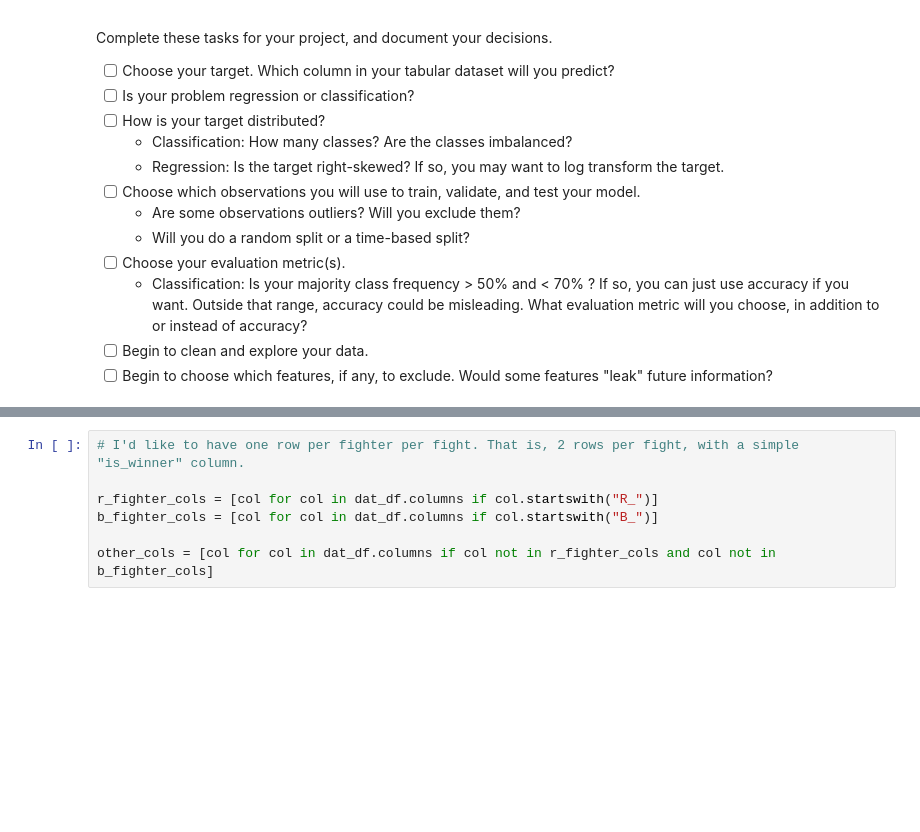
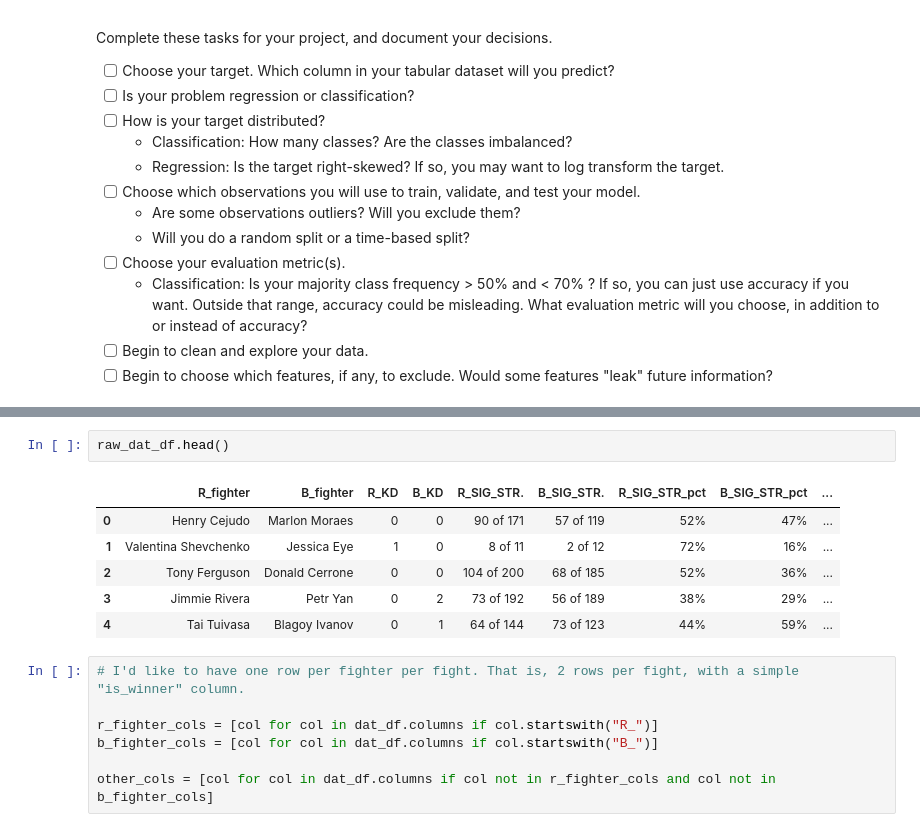
Before and after one commit to ekoly/DS-Unit-2-Applied-Modeling, a Jupyter notebook: module1/LS_DS_231_assignment.ipynb, the cells around one changed output, grey strips where cells are left out. Cells and saved outputs as stored; diff of their text form; blank space fills up the shorter version.

```diff
--- a/module1/LS_DS_231_assignment.ipynb
+++ b/module1/LS_DS_231_assignment.ipynb
@@ -49,3 +67,12 @@ dat_df.head()
+# %%
+raw_dat_df.head()
+# %% [output]
+|  | R_fighter | B_fighter | R_KD | B_KD | R_SIG_STR. | B_SIG_STR. | R_SIG_STR_pct | B_SIG_STR_pct | ... |
+| 0 | Henry Cejudo | Marlon Moraes | 0 | 0 | 90 of 171 | 57 of 119 | 52% | 47% | ... |
+| 1 | Valentina Shevchenko | Jessica Eye | 1 | 0 | 8 of 11 | 2 of 12 | 72% | 16% | ... |
+| 2 | Tony Ferguson | Donald Cerrone | 0 | 0 | 104 of 200 | 68 of 185 | 52% | 36% | ... |
+| 3 | Jimmie Rivera | Petr Yan | 0 | 2 | 73 of 192 | 56 of 189 | 38% | 29% | ... |
+| 4 | Tai Tuivasa | Blagoy Ivanov | 0 | 1 | 64 of 144 | 73 of 123 | 44% | 59% | ... |
 # %%
 # I'd like to have one row per fighter per fight. That is, 2 rows per fight, with a simple "is_winner" column.
 
```
Also changed, not shown: parts of 14 cells of this notebook.
